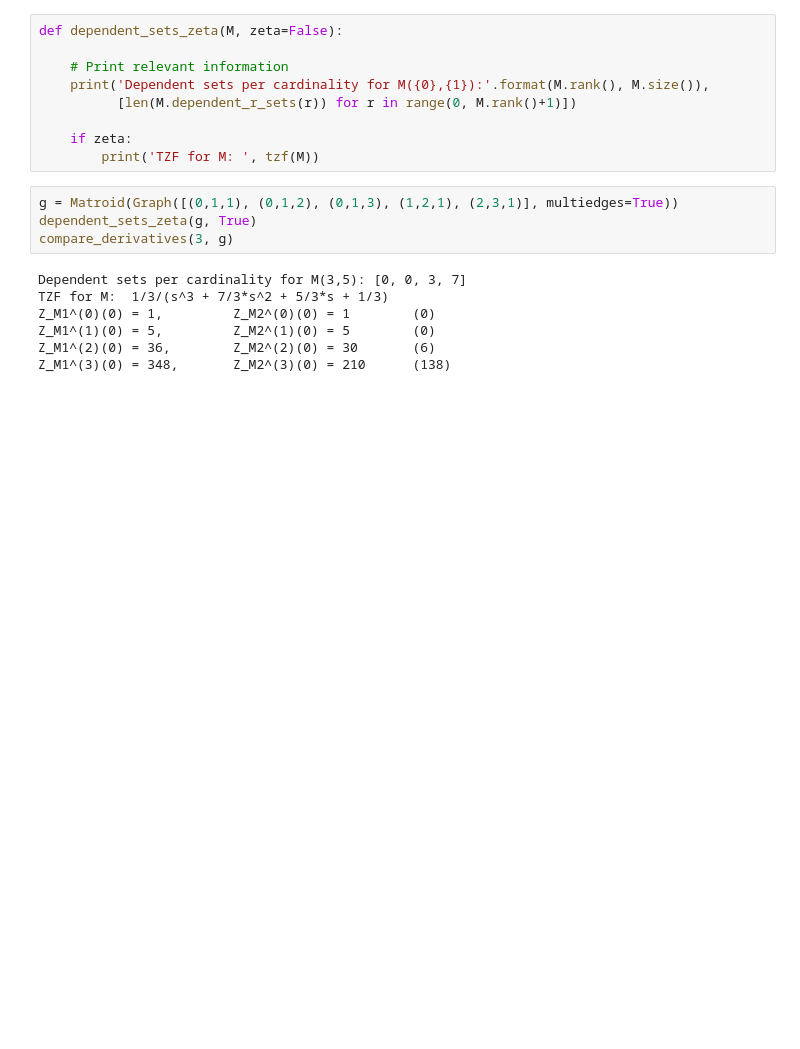
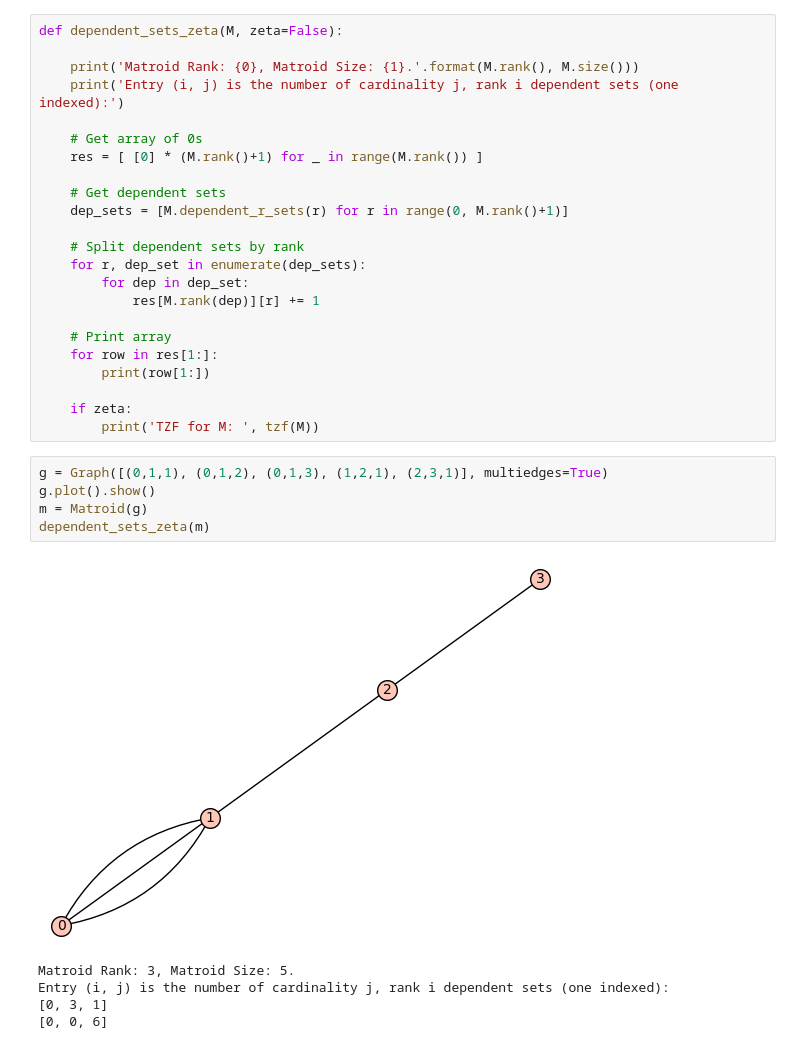
Before and after one commit to shiyue-li/TZFM, a Jupyter notebook: Matroid Stuff.ipynb, the cells around one changed output. Drawn from its saved outputs; the diff is of its cells as text; blank space fills up the shorter version.

Commit message:
Wrote function to calculate |D_i^j| for a matroid

```diff
--- a/Matroid Stuff.ipynb
+++ b/Matroid Stuff.ipynb
@@ -56,20 +39,34 @@ def relax_circuit_hyperplane(M):
-# %%
-def dependent_sets_zeta(M, zeta=False):
-
-    # Print relevant information
-    print('Dependent sets per cardinality for M({0},{1}):'.format(M.rank(), M.size()),
-          [len(M.dependent_r_sets(r)) for r in range(0, M.rank()+1)])
-
-    if zeta:
-        print('TZF for M: ', tzf(M))
+# %%
+def dependent_sets_zeta(M, zeta=False):
+
+    print('Matroid Rank: {0}, Matroid Size: {1}.'.format(M.rank(), M.size()))
+    print('Entry (i, j) is the number of cardinality j, rank i dependent sets (one indexed):')
+
+    # Get array of 0s
+    res = [ [0] * (M.rank()+1) for _ in range(M.rank()) ]
+
+    # Get dependent sets
+    dep_sets = [M.dependent_r_sets(r) for r in range(0, M.rank()+1)]
+
+    # Split dependent sets by rank
+    for r, dep_set in enumerate(dep_sets):
+        for dep in dep_set:
+            res[M.rank(dep)][r] += 1
+
+    # Print array
+    for row in res[1:]:
+        print(row[1:])
+
+    if zeta:
+        print('TZF for M: ', tzf(M))
 # %%
-g = Matroid(Graph([(0,1,1), (0,1,2), (0,1,3), (1,2,1), (2,3,1)], multiedges=True))
-dependent_sets_zeta(g, True)
-compare_derivatives(3, g)
+g = Graph([(0,1,1), (0,1,2), (0,1,3), (1,2,1), (2,3,1)], multiedges=True)
+g.plot().show()
+m = Matroid(g)
+dependent_sets_zeta(m)
 # %% [output]
+[figure, added]
-Dependent sets per cardinality for M(3,5): [0, 0, 3, 7]
-TZF for M:  1/3/(s^3 + 7/3*s^2 + 5/3*s + 1/3)
-Z_M1^(0)(0) = 1,         Z_M2^(0)(0) = 1        (0)
-Z_M1^(1)(0) = 5,         Z_M2^(1)(0) = 5        (0)
-Z_M1^(2)(0) = 36,        Z_M2^(2)(0) = 30       (6)
-Z_M1^(3)(0) = 348,       Z_M2^(3)(0) = 210      (138)
+Matroid Rank: 3, Matroid Size: 5.
+Entry (i, j) is the number of cardinality j, rank i dependent sets (one indexed):
+[0, 3, 1]
+[0, 0, 6]
```
Also changed, not shown: parts of 8 cells of this notebook, 1 other file.
